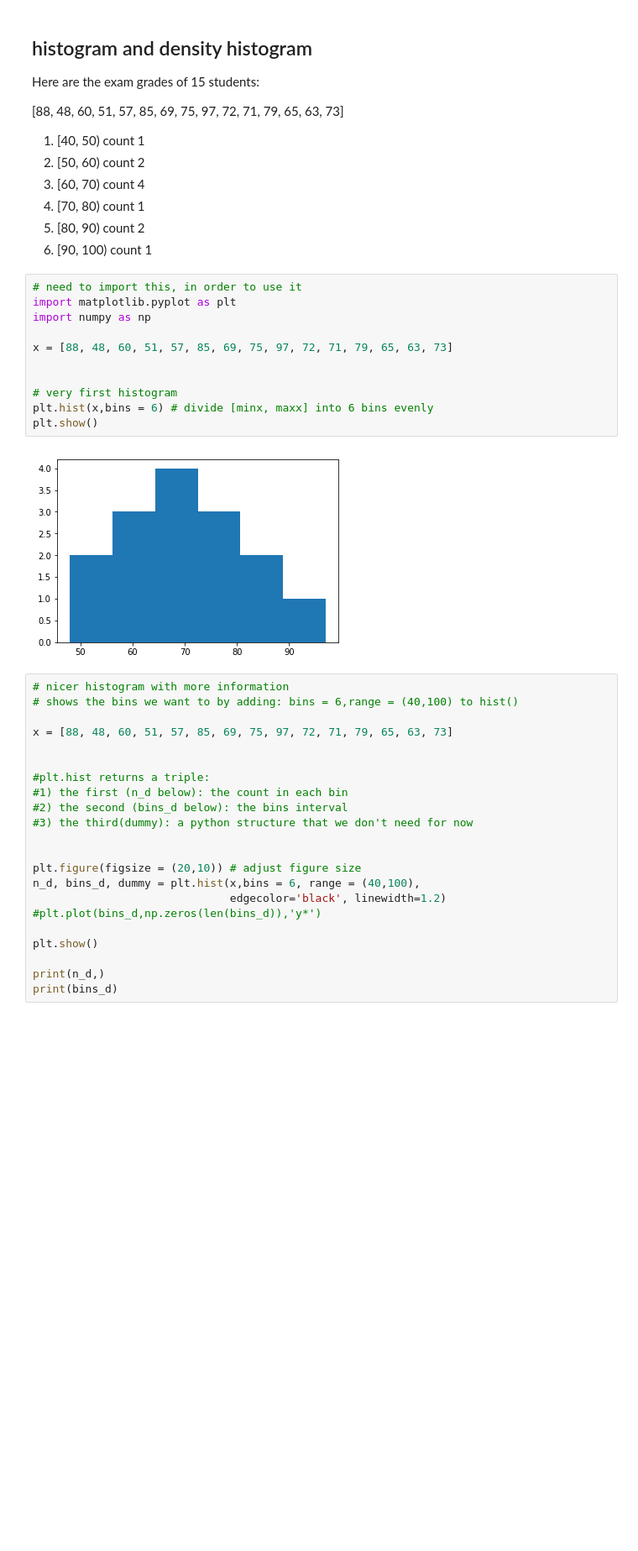
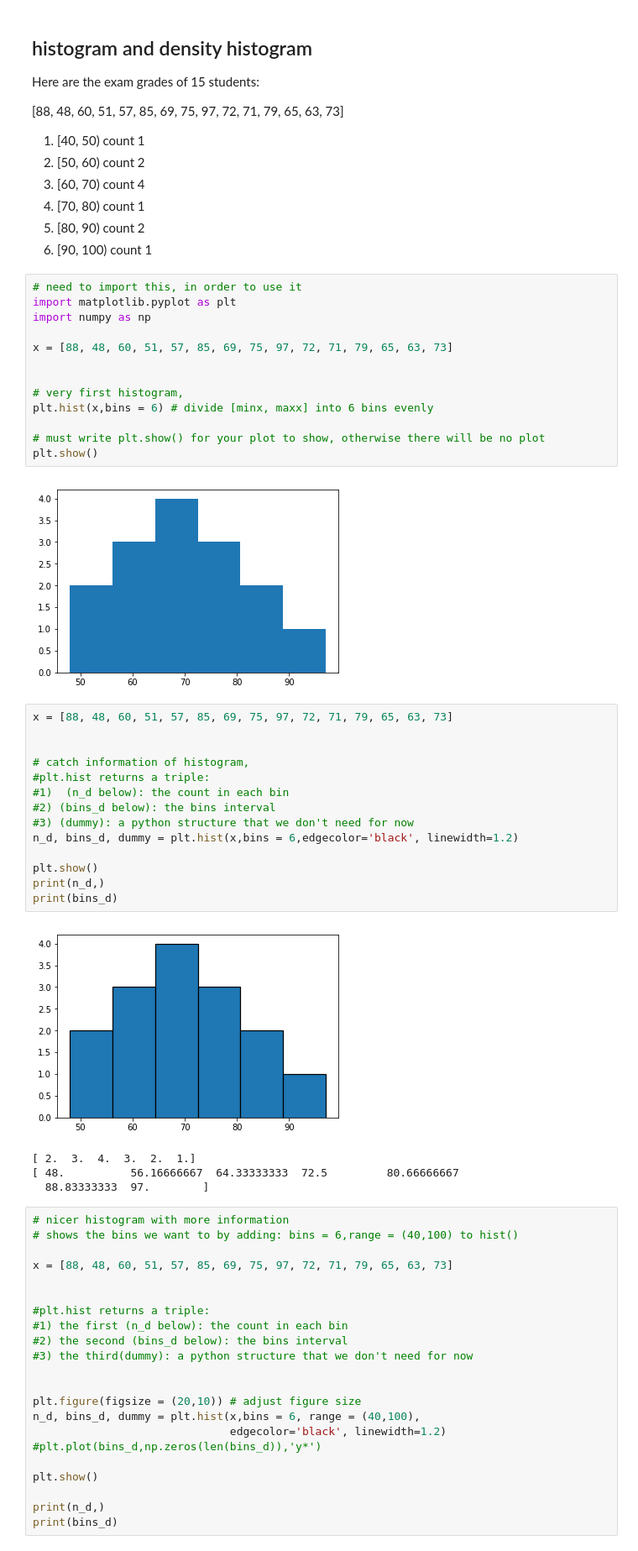
Before and after one commit to letaoZ/MAT331, a Jupyter notebook: week03/Lab03.ipynb, the cells around one changed output. Shown at 84% size. Drawn from its saved outputs; the diff is of its cells as text; blank space fills up the shorter version.

```diff
--- a/week03/Lab03.ipynb
+++ b/week03/Lab03.ipynb
@@ -273,11 +367,32 @@ import numpy as np
 x = [88, 48, 60, 51, 57, 85, 69, 75, 97, 72, 71, 79, 65, 63, 73]
 
 
-# very first histogram
+# very first histogram,
 plt.hist(x,bins = 6) # divide [minx, maxx] into 6 bins evenly
+
+# must write plt.show() for your plot to show, otherwise there will be no plot
 plt.show()
 # %% [output]
 [figure]
+# %%
+x = [88, 48, 60, 51, 57, 85, 69, 75, 97, 72, 71, 79, 65, 63, 73]
+
+
+# catch information of histogram,
+#plt.hist returns a triple:
+#1)  (n_d below): the count in each bin
+#2) (bins_d below): the bins interval
+#3) (dummy): a python structure that we don't need for now
+n_d, bins_d, dummy = plt.hist(x,bins = 6,edgecolor='black', linewidth=1.2)
+
+plt.show()
+print(n_d,)
+print(bins_d)
+# %% [output]
+[figure, added]
+[ 2.  3.  4.  3.  2.  1.]
+[ 48.          56.16666667  64.33333333  72.5         80.66666667
+  88.83333333  97.        ]
 # %%
 # nicer histogram with more information
 # shows the bins we want to by adding: bins = 6,range = (40,100) to hist()
```
Also changed, not shown: parts of 19 cells of this notebook.
